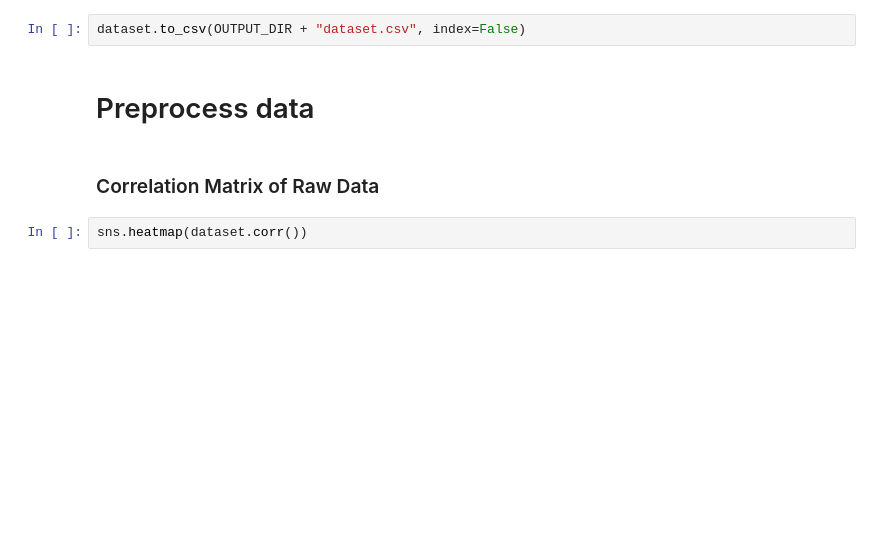
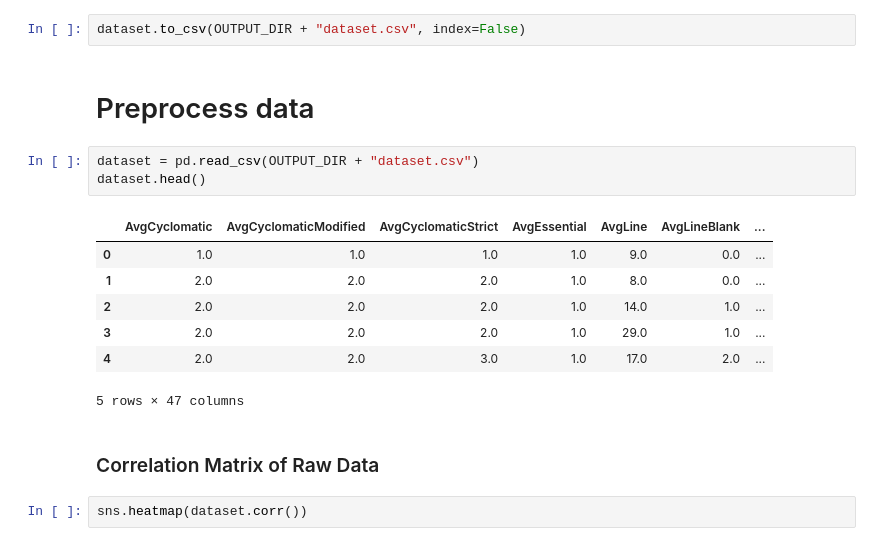
Before and after one commit to ahenrij/ets-mgl869-hive, a Jupyter notebook: src/lab/notebooks/dataset.ipynb, the cells around one changed output. Saved outputs shown, nothing was run; the diff lists cells and outputs as text; blank space fills up the shorter version.

```diff
--- a/src/lab/notebooks/dataset.ipynb
+++ b/src/lab/notebooks/dataset.ipynb
@@ -484,6 +485,17 @@ sns.countplot(dataset, x="Bug")
 dataset.to_csv(OUTPUT_DIR + "dataset.csv", index=False)
 # %% [markdown]
 # Preprocess data
+# %%
+dataset = pd.read_csv(OUTPUT_DIR + "dataset.csv")
+dataset.head()
+# %% [output]
+|  | AvgCyclomatic | AvgCyclomaticModified | AvgCyclomaticStrict | AvgEssential | AvgLine | AvgLineBlank | ... |
+| 0 | 1.0 | 1.0 | 1.0 | 1.0 | 9.0 | 0.0 | ... |
+| 1 | 2.0 | 2.0 | 2.0 | 1.0 | 8.0 | 0.0 | ... |
+| 2 | 2.0 | 2.0 | 2.0 | 1.0 | 14.0 | 1.0 | ... |
+| 3 | 2.0 | 2.0 | 2.0 | 1.0 | 29.0 | 1.0 | ... |
+| 4 | 2.0 | 2.0 | 3.0 | 1.0 | 17.0 | 2.0 | ... |
+5 rows × 47 columns
 # %% [markdown]
 ### Correlation Matrix of Raw Data
 # %%
```
Also changed, not shown: parts of 8 cells of this notebook, 3 other files.
